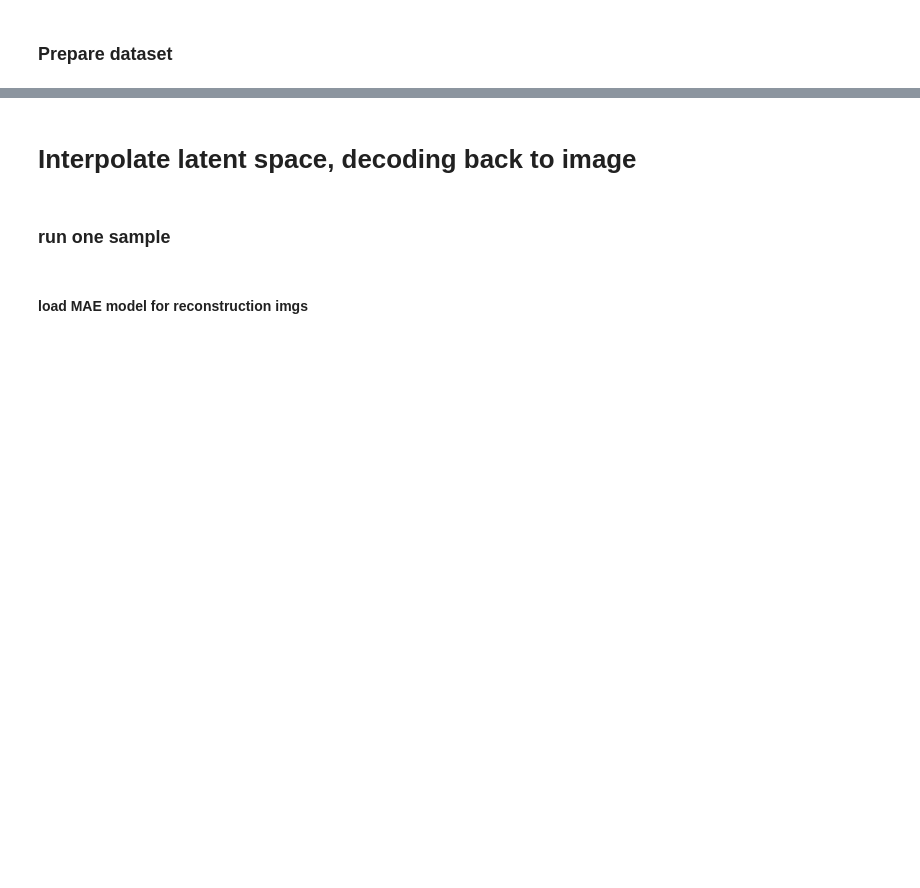
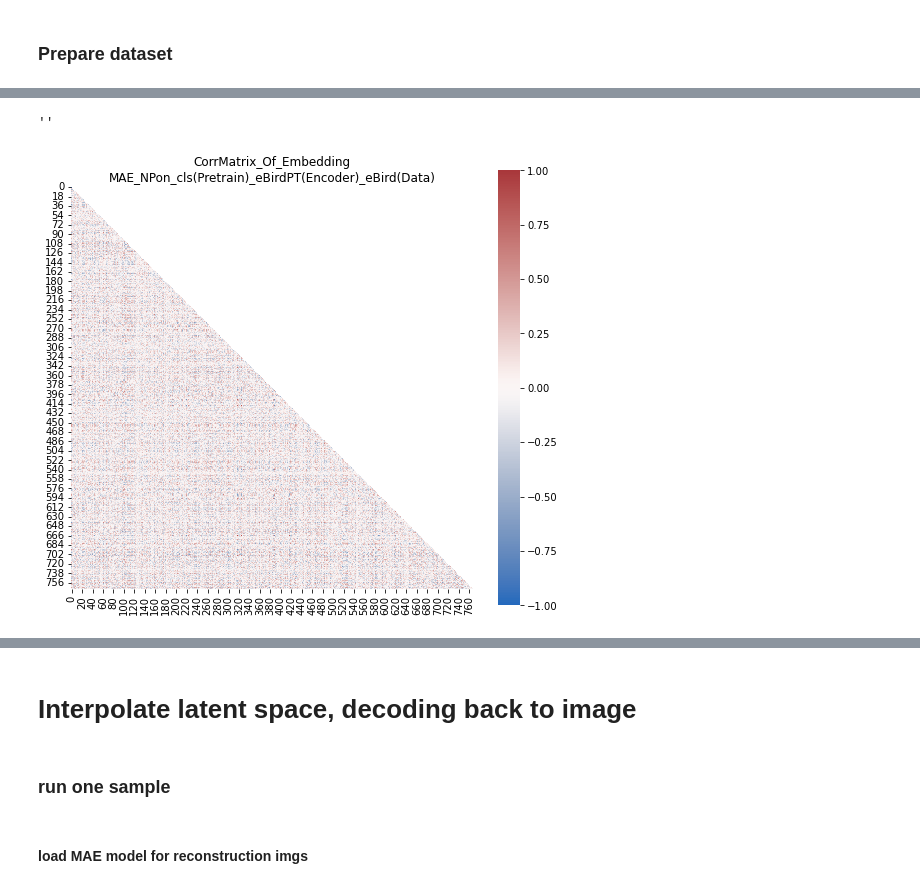
Before and after one commit to YunghuiHsu/ebird_project, a Jupyter notebook: mae/visual_mae.ipynb, the cells around one changed output, grey strips where cells are left out. Cells and saved outputs as stored; diff of their text form; code cells hidden in the pictures; blank space fills up the shorter version.

```diff
--- a/mae/visual_mae.ipynb
+++ b/mae/visual_mae.ipynb
@@ -241,0 +283,5 @@ df_embedding.plot.hist(bins=500, figsize=figsize, title=title, grid=True, legend
+# %%
+%%time
+# matrix = df_embedding.corr()  # 13.8 s
+corr_matrix = np.corrcoef(df_embedding.T)
+print(corr_matrix.shape)
@@ -241,0 +292,12 @@ df_embedding.plot.hist(bins=500, figsize=figsize, title=title, grid=True, legend
+# %%
+%%time
+title = f'CorrMatrix_Of_Embedding\n{model_data_version}'
+mask =  np.triu(np.ones_like(corr_matrix, dtype=bool))
+fig, ax = plt.subplots(figsize=(9, 8) )
+ax.set_title(title)
+sns.heatmap(corr_matrix, vmax=1, vmin=-1, center=0, square=True,
+            mask=mask,
+            cmap='vlag', ax=ax)
+fig.savefig(f'embedding/{title}.jpg', bbox_inches='tight',)
+;
+# %% [output]
@@ -241,0 +306,2 @@ df_embedding.plot.hist(bins=500, figsize=figsize, title=title, grid=True, legend
+''
+[figure, added]
```
Also changed, not shown: parts of 57 cells of this notebook.
